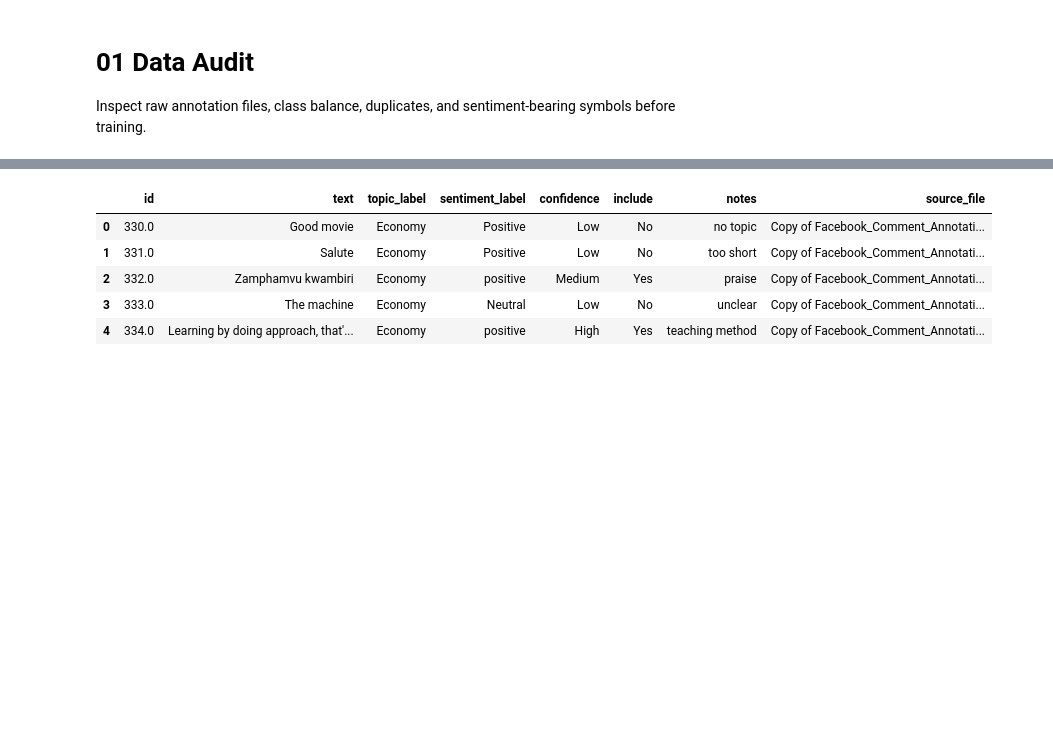
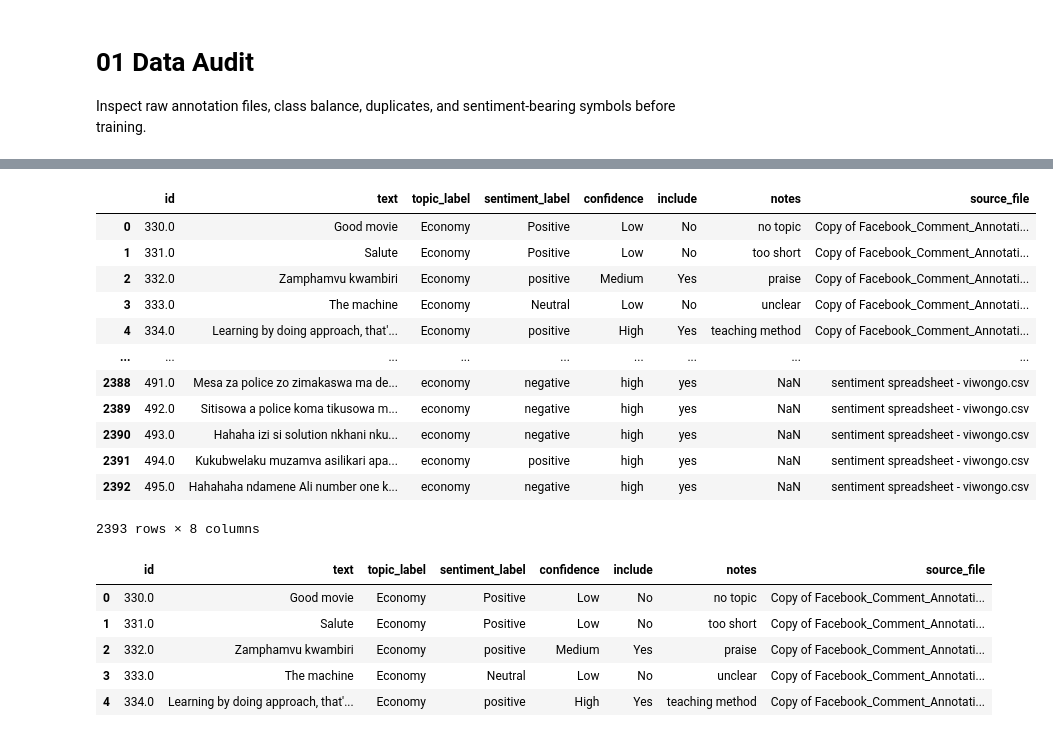
Before and after one commit to Viwaz/Sentiment_Analysis, a Jupyter notebook: notebooks/01_data_audit.ipynb, the cells around one changed output, grey strips where cells are left out. Drawn from its saved outputs; the diff is of its cells as text; code cells hidden in the pictures; blank space fills up the shorter version.

```diff
--- a/notebooks/01_data_audit.ipynb
+++ b/notebooks/01_data_audit.ipynb
@@ -39,0 +40,19 @@ raw_files
+# %%
+EXPECTED_COLUMNS = {"id", "text", "sentiment_label", "include"}
+def load_annotation_file(file_path: Path) -> pd.DataFrame:
+    df = pd.read_csv(file_path)
+    df = df.rename(
+        columns={
+            "Unnamed: 0": "id",
+            "topic-label": "topic_label",
+            "sentiment-label": "sentiment_label",
+            "Include": "include",
+        }
+    )
+    missing = EXPECTED_COLUMNS - set(df.columns)
+    if missing:
+        missing_cols = ", ".join(sorted(missing))
+        raise ValueError(f"{file_path.name} is missing required columns: {missing_cols}")
+    df = df.copy()
+    df["source_file"] = file_path.name
+    return df
@@ -40,3 +103,20 @@ raw_files
+# %%
+dfs = [load_annotation_file(f) for f in raw_files]
+pd.concat(dfs, ignore_index=True)
+# %% [output]
+|  | id | text | topic_label | sentiment_label | confidence | include | notes | source_file |
+| 0 | 330.0 | Good movie | Economy | Positive | Low | No | no topic | Copy of Facebook_Comment_Annotati... |
+| 1 | 331.0 | Salute | Economy | Positive | Low | No | too short | Copy of Facebook_Comment_Annotati... |
+| 2 | 332.0 | Zamphamvu kwambiri | Economy | positive | Medium | Yes | praise | Copy of Facebook_Comment_Annotati... |
+| 3 | 333.0 | The machine | Economy | Neutral | Low | No | unclear | Copy of Facebook_Comment_Annotati... |
+| 4 | 334.0 | Learning by doing approach, that'... | Economy | positive | High | Yes | teaching method | Copy of Facebook_Comment_Annotati... |
+| ... | ... | ... | ... | ... | ... | ... | ... | ... |
+| 2388 | 491.0 | Mesa za police zo zimakaswa ma de... | economy | negative | high | yes | NaN | sentiment spreadsheet - viwongo.csv |
+| 2389 | 492.0 | Sitisowa a police koma tikusowa m... | economy | negative | high | yes | NaN | sentiment spreadsheet - viwongo.csv |
+| 2390 | 493.0 | Hahaha izi si solution nkhani nku... | economy | negative | high | yes | NaN | sentiment spreadsheet - viwongo.csv |
+| 2391 | 494.0 | Kukubwelaku muzamva asilikari apa... | economy | positive | high | yes | NaN | sentiment spreadsheet - viwongo.csv |
+| 2392 | 495.0 | Hahahaha ndamene Ali number one k... | economy | negative | high | yes | NaN | sentiment spreadsheet - viwongo.csv |
+2393 rows × 8 columns
 # %%
 merged = merge_annotation_files(raw_files)
 audit = build_label_audit(merged)
```
Also changed, not shown: parts of 4 cells of this notebook, 7 other files.
